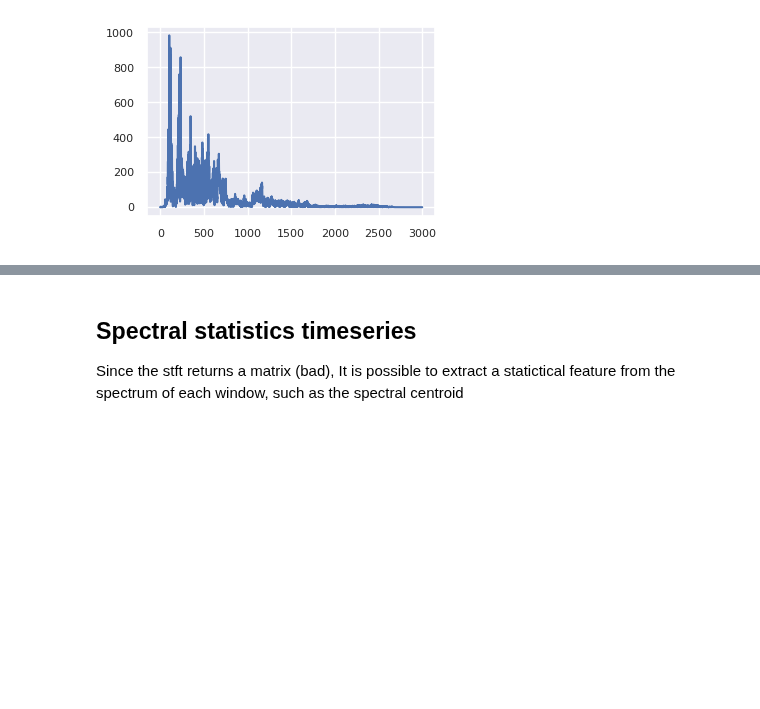
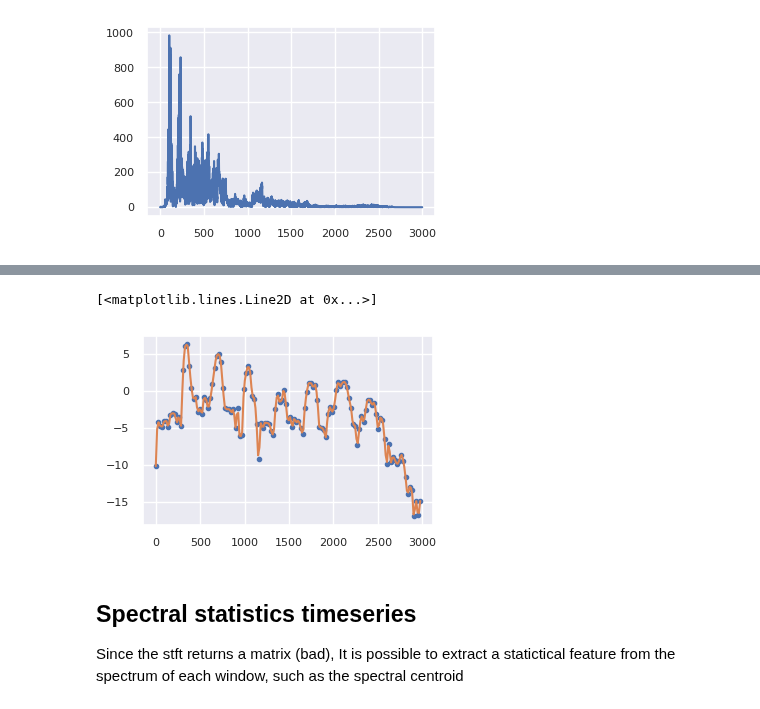
Before and after one commit to djanloo/DM2, a Jupyter notebook: TimeSeries/fourier.ipynb, the cells around one changed output, grey strips where cells are left out. Cells and saved outputs as stored; diff of their text form; code cells hidden in the pictures; blank space fills up the shorter version.

```diff
--- a/TimeSeries/fourier.ipynb
+++ b/TimeSeries/fourier.ipynb
@@ -107,3 +120,13 @@ Max frequency is 3.0 kHz
+# %%
+from scipy.interpolate import PchipInterpolator
+freqs = fftfreq(winlen, 1.0/SAMPLING_RATE)[:winlen//2]
+plt.plot(freqs, np.log(window_spectrum), ls="", marker=".")
+
+ffs = np.linspace(0, np.max(freqs), 200)
+plt.plot(ffs, PchipInterpolator(freqs, np.log(window_spectrum))(ffs))
+# %% [output]
+[<matplotlib.lines.Line2D at 0x...>]
+[figure, added]
 # %% [markdown]
 ## Spectral statistics timeseries
 
```
Also changed, not shown: parts of 46 cells of this notebook, 3 other files.
